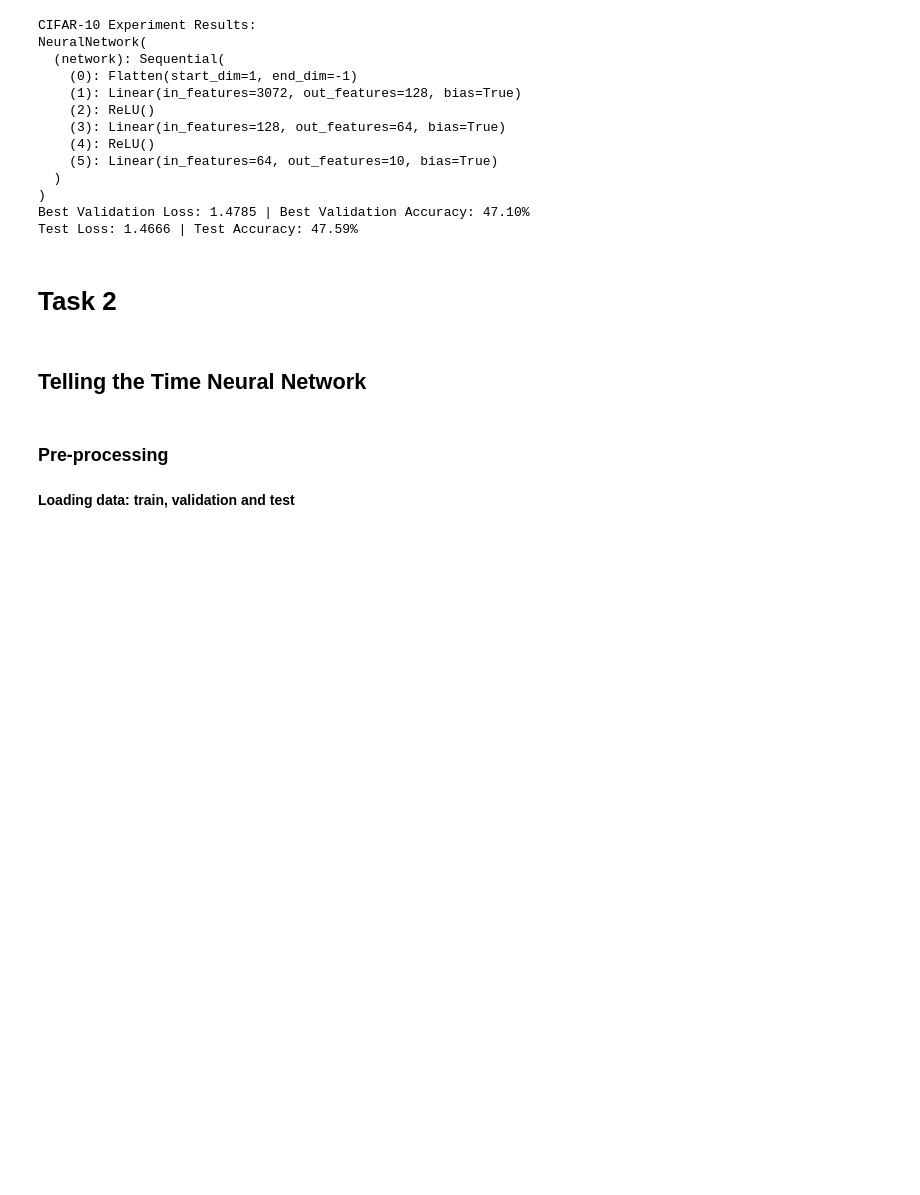
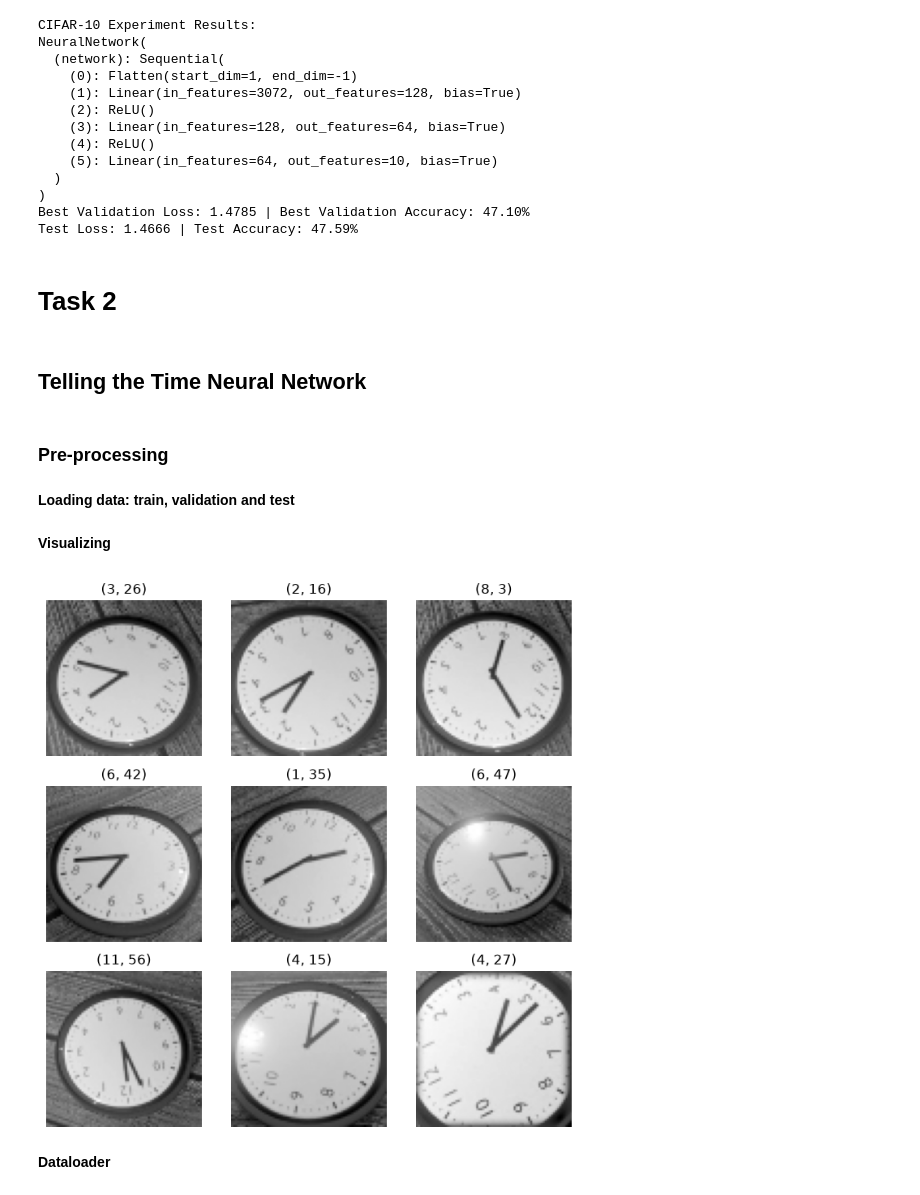
Before and after one commit to AlienaTheGiantDuck/ItDL_assignments, a Jupyter notebook: Assignment_1/Assignment_1.ipynb, the cells around one changed output. Drawn from its saved outputs; the diff is of its cells as text; code cells hidden in the pictures; blank space fills up the shorter version.

Commit message:
Working session with Angelos, setting up experimental runs for task 1 and data + visualizing the data for task 2

```diff
--- a/Assignment_1/Assignment_1.ipynb
+++ b/Assignment_1/Assignment_1.ipynb
@@ -720,3 +782,43 @@ Test Loss: 1.4666 | Test Accuracy: 47.59%
 ### Pre-processing
 # %% [markdown]
 **Loading data: train, validation and test**
+# %%
+clock_images = np.load("data/A1_data_75/images.npy")   # expected (18000, 75, 75): 18000 images of size 75x75
+clock_labels = np.load("data/A1_data_75/labels.npy")   # expected (18000, 2): 18000 labels of hour and minute pairs
+
+x = torch.from_numpy(clock_images).float().unsqueeze(1) # converts pixels from unit8 to float and adds a channel dimension (1 because grayscale)
+if x.max().item() > 1.0:                                # If pixel values are in range [0, 255], we scale them to [0, 1] for better training stability
+    x = x / 255.0
+
+y = torch.from_numpy(clock_labels).long()              # (18000, 2): 18000 labels of hour and minute pairs as tensor
+
+clock_all = TensorDataset(x, y) # Create a TensorDataset from the images and labels
+
+# Splitting the full data set into an 80/10/10 split for training/validation/test in one run. Random_split shuffles the data to fix any ordering in files
+n = len(clock_all)
+n_train = int(0.8 * n)
+n_val = int(0.1 * n)
+n_test = n - n_train - n_val
+
+clock_train, clock_validation, clock_test = random_split(
+    clock_all,
+    [n_train, n_val, n_test],
+    generator=torch.Generator().manual_seed(420)
+)
+# %% [markdown]
+**Visualizing**
+# %%
+idxs = torch.randperm(len(x))[:9]   # 9 random images
+
+fig, ax = plt.subplots(3, 3, figsize=(7, 7))
+for k, idx in enumerate(idxs): # idx is the actual clock/label pair we visualize, k is the index of the subplots we are fitting in the 3x3
+    hour, minute = y[idx].tolist()
+    ax[k // 3, k % 3].imshow(x[idx, 0], cmap="gray") # k// 3 and k %3 to properly index the 3x3 grid of subplots
+    ax[k // 3, k % 3].axis("off")
+    ax[k // 3, k % 3].set_title(f"({hour}, {minute})")
+plt.tight_layout()
+plt.show()
+# %% [output]
+[figure, added]
+# %% [markdown]
+**Dataloader**
```
Also changed, not shown: parts of 18 cells of this notebook.
